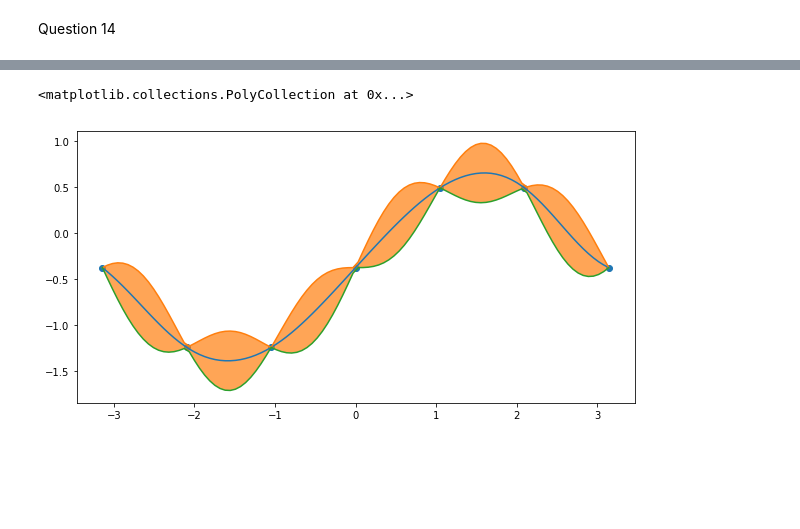
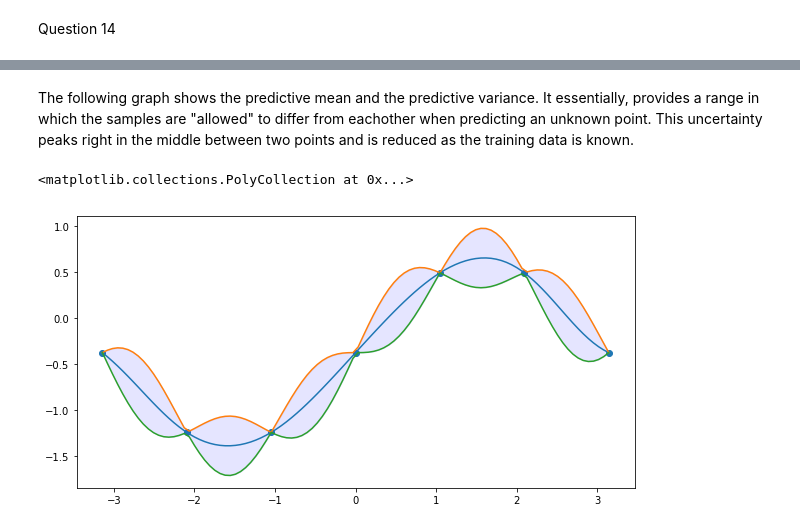
Before and after one commit to MilkyLatte/cw1ML, a Jupyter notebook: ML CW1 Q.13 & Q14.ipynb, the cells around one changed output, grey strips where cells are left out. Drawn from its saved outputs; the diff is of its cells as text; code cells hidden in the pictures; blank space fills up the shorter version.

```diff
--- a/ML CW1 Q.13 & Q14.ipynb
+++ b/ML CW1 Q.13 & Q14.ipynb
@@ -81,12 +83,12 @@ print(p3.shape)
 print(p4.shape)
 mean = p1@p2@y
 covariance = p3 - (p1@p2@p4)
-prepost = np.random.multivariate_normal(mean, covariance, 50)
+prepost = np.random.multivariate_normal(mean, covariance, 100)
 print(mean.shape)
 print(covariance.shape)
 print(prepost.shape)
 
-plt.scatter(x1, y, marker="*", c="black", s=100)
+plt.scatter(x1, y, marker="*", c="black", s=50)
 for p in prepost:
     plt.plot(xstar, p)
 # %% [output]
@@ -100,0 +105,11 @@ for p in prepost:
+# %%
+plt.scatter(x1, y, marker="*", c="black", s=50)
+for i in range(3):
+    plt.plot(xstar, prepost[i])
+plt.scatter(xstar[10], prepost[1,10], c="blue")
+plt.scatter(xstar[25], prepost[1,25], c="blue")
+plt.scatter(xstar[60], prepost[1,60], c="blue")
+plt.scatter(xstar[40], prepost[1,40], c="blue")
+plt.scatter(xstar[15], prepost[1,15], c="green")
+plt.scatter(xstar[65], prepost[1,65], c="green")
+plt.scatter(xstar[80], prepost[1,80], c="green")
@@ -101,16 +119,18 @@ for p in prepost:
+# %% [markdown]
+The following graph shows the predictive mean and the predictive variance. It essentially, provides a range in which the samples are "allowed" to differ from eachother when predicting an unknown point. This uncertainty peaks right in the middle between two points and is reduced as the training data is known.
 # %%
 fig = plt.figure(figsize=(10, 5))
 ax = fig.add_subplot(111)
 ax.scatter(x1, y)
 a = []
 b = []
 for i in range (len(covariance)):
     a.append(mean[i] + np.sqrt(covariance[i][i]))
     b.append(mean[i] - np.sqrt(covariance[i][i]))
 ax.plot(xstar, mean)
 ax.plot(xstar, a)
 ax.plot(xstar, b)
-ax.fill_between(xstar.flatten(), a, b, alpha=0.7)
+ax.fill_between(xstar.flatten(), a, b, alpha=0.1, color="blue")
 # %% [output]
 <matplotlib.collections.PolyCollection at 0x...>
-[figure, old version]
+[figure, new version]
```
Also changed, not shown: parts of 4 cells of this notebook.
